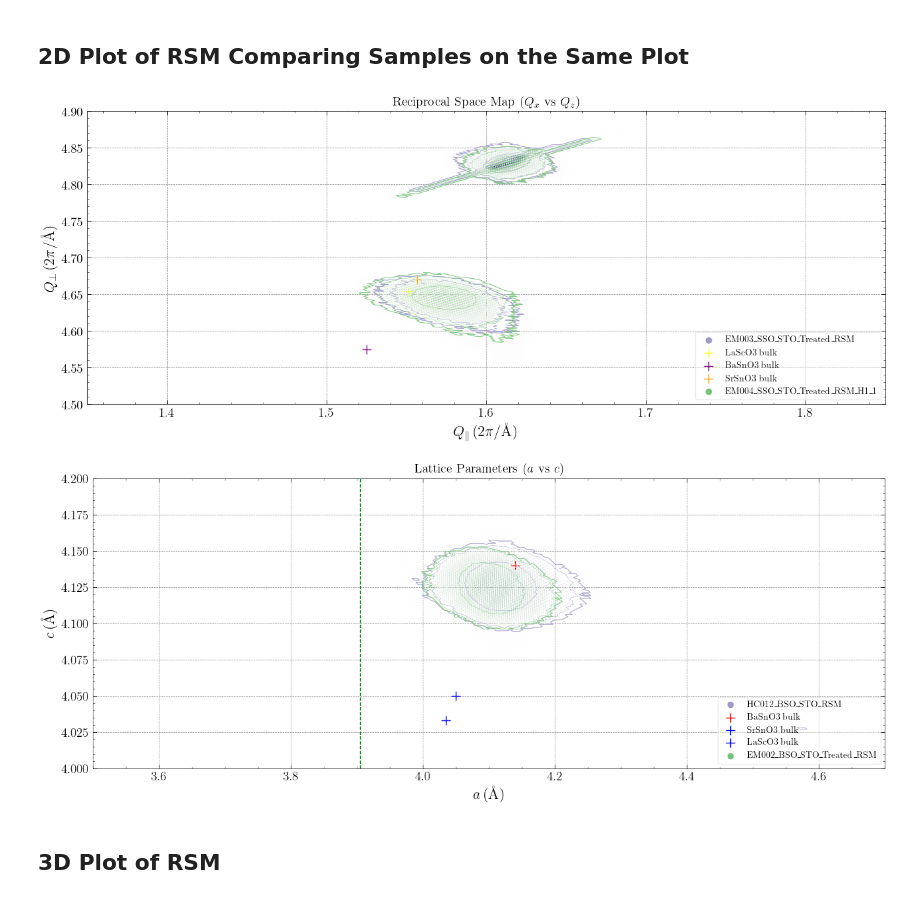
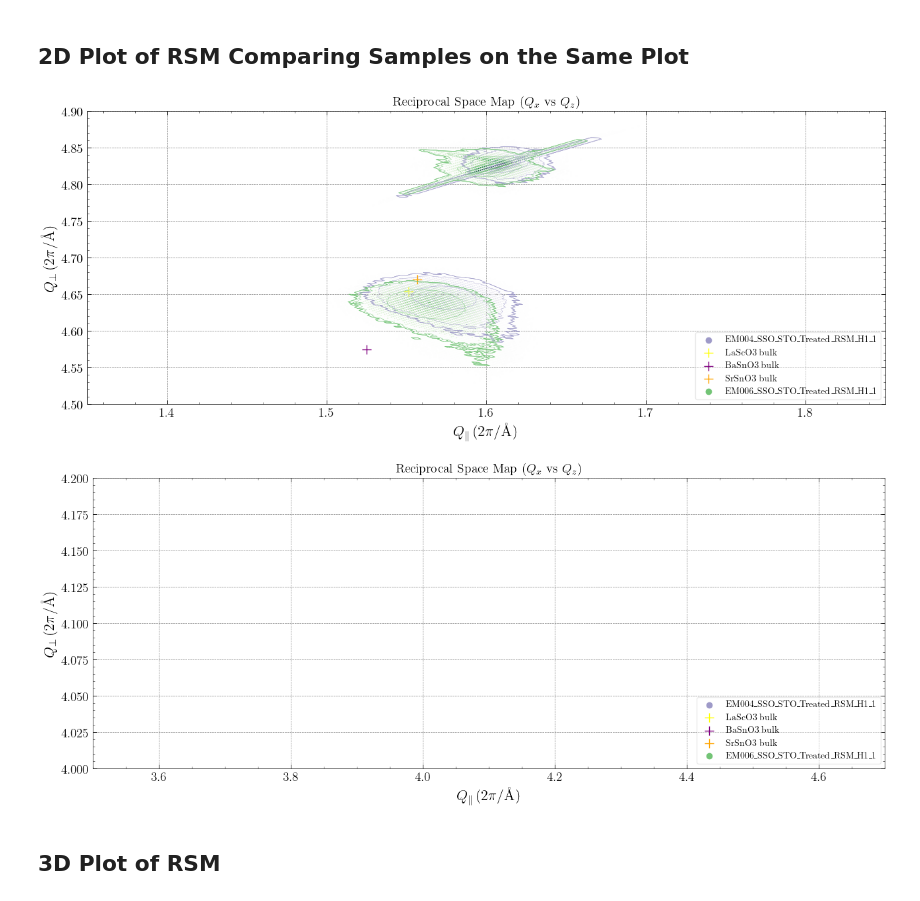
Before and after one commit to hc3413/Thin_Film_Analysis, a Jupyter notebook: RSM_Analysis.ipynb, the cells around one changed output. Cells and saved outputs as stored; diff of their text form; code cells hidden in the pictures.

```diff
--- a/RSM_Analysis.ipynb
+++ b/RSM_Analysis.ipynb
@@ -46,6 +46,7 @@ RSM_HC018 = RSM(root_XRD, folder_name = 'HC018')
 RSM_DR004 = RSM(root_XRD, folder_name = 'DR004')
 RSM_DR005 = RSM(root_XRD, folder_name = 'DR005')
 RSM_DR008 = RSM(root_XRD, folder_name = 'DR008att2')
+RSM_DR012 = RSM(root_XRD, folder_name = 'DR012')
 
 
 RSM_JT071 = RSM(root_XRD, folder_name = 'JT071')
@@ -57,6 +58,11 @@ RSM_EM002 = RSM(root_XRD, folder_name = 'EM002')
 RSM_EM003 = RSM(root_XRD, folder_name = 'EM003')
 RSM_EM004 = RSM(root_XRD, folder_name = 'EM004')
 RSM_EM005 = RSM(root_XRD, folder_name = 'EM005')
+RSM_EM006 = RSM(root_XRD, folder_name = 'EM006')
+RSM_EM007 = RSM(root_XRD, folder_name = 'EM007')
+RSM_EM008 = RSM(root_XRD, folder_name = 'EM008')
+RSM_EM009 = RSM(root_XRD, folder_name = 'EM009')
+RSM_EM010 = RSM(root_XRD, folder_name = 'EM010')
 # %% [output]
 [PosixPath('/Users/horatiocox/Desktop/RUG_Postdoc/Experiments/XRD/HC001/HC001_LSO_STO_RSM_2.csv')]
 Points per scan: 457
@@ -114,18 +119,18 @@ fig3 = RSM_plot_sep(dat = sep_data_in, threshold_filt = 10, plot_type = 'contour
 # %% [markdown]
 ## 2D Plot of RSM Comparing Samples on the Same Plot
 # %%
-same_data_in = [RSM_EM003,RSM_EM004]#[RSM_HC018, RSM_HC017] # Note that the function takes the first item
+same_data_in = [RSM_EM004, RSM_EM006]#[RSM_HC018, RSM_HC017] # Note that the function takes the first item
 fig4 = RSM_plot_same(dat = same_data_in, threshold_filt = 50, plot_type = 'contour', ax_unit='reciprocal', x_lim = [1.35, 1.85], y_lim = [4.5, 4.9])#,x_lim = [3.5, 4.7], y_lim = [4, 4.2])
 
 
 #fig4.savefig(f'{same_data_in[0].folder_path}/RSMcomp.png', dpi=300, bbox_inches='tight', transparent=True)
 # %% [output]
-[figure, old version]
+[figure, new version]
 # %%
-same_data_in = [RSM_HC012,RSM_EM002]#[RSM_HC011, RSM_HC014] # Note that the function takes the first item
-fig5 = RSM_plot_same(dat = same_data_in, threshold_filt = 50, plot_type = 'contour', ax_unit='lattice',x_lim = [3.5, 4.7], y_lim = [4, 4.2])
+same_data_in = [RSM_EM004, RSM_EM006]#[RSM_HC011, RSM_HC014] # Note that the function takes the first item
+fig5 = RSM_plot_same(dat = same_data_in, threshold_filt = 50, plot_type = 'contour', ax_unit='reciprocal',x_lim = [3.5, 4.7], y_lim = [4, 4.2])
 # %% [output]
-[figure, old version]
+[figure, new version]
 # %% [markdown]
 ## 3D Plot of RSM
 # %%
```
Also changed, not shown: parts of 5 cells of this notebook, 4 other files.
